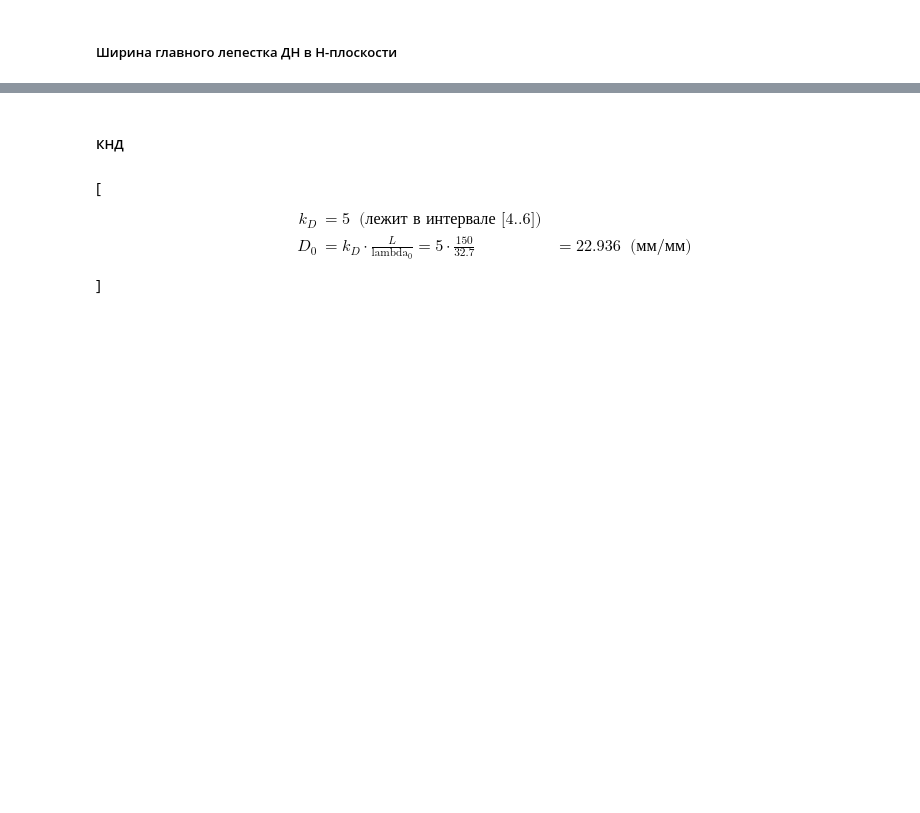
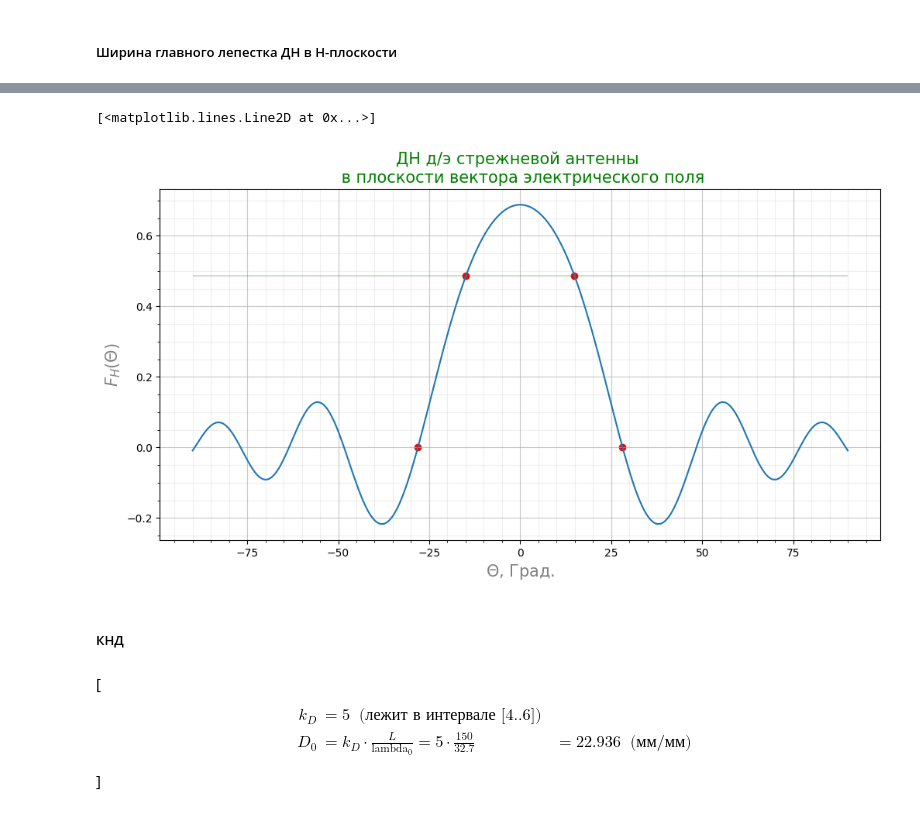
Before and after one commit to AlfaIV/Microwave-and-Antennas-LabWork, a Jupyter notebook: Лабораторная работа №2 СВЧ и Антенны.ipynb, the cells around one changed output, grey strips where cells are left out. Cells and saved outputs as stored; diff of their text form; code cells hidden in the pictures; blank space fills up the shorter version.

```diff
--- a/Лабораторная работа №2 СВЧ и Антенны.ipynb
+++ b/Лабораторная работа №2 СВЧ и Антенны.ipynb
@@ -176,0 +354,2 @@ Theta_05_H
+# %%
+Solv_F_H = Find_width_radiation_pattern05(F_H)
@@ -177,3 +364,33 @@ Theta_05_H
+# %%
+plt.figure(dpi = 100,figsize = (12,6))
+#plt.ylim([xmin,xmax])
+
+#axes.set_xlim([xmin,xmax])
+
+plt.title("ДН д/э стрежневой антенны \n в плоскости вектора электрического поля",
+          fontsize=15,
+         color = "green")
+plt.scatter([Solv_F_H.theta_0(20),Solv_F_H.theta_0(-20)],
+            [Solv_F_H.func_val(20),Solv_F_H.func_val(-20)],
+           color = "red")
+plt.scatter([Solv_F_H.theta_05(20),Solv_F_H.theta_05(-20)],
+            [(Solv_F_H.func_val_05(20)),(Solv_F_H.func_val_05(-20))],
+           color = "red")
+plt.hlines(F_E(0)/math.sqrt(2),
+           min(Theta_grad_data),
+           max(Theta_grad_data),
+          color = "green",
+          linewidth = 0.3)
+plt.ylabel("$F_H(\Theta)$", fontsize=15, color='gray')
+plt.xlabel('$\Theta$, Град.', fontsize=15, color='gray')
+#plt.grid(which='both')
+plt.minorticks_on()
+plt.grid(which='minor', alpha=0.2)
+plt.grid(which='major', alpha=0.7)
+plt.plot(Theta_grad_data,F_H_data)
+# %% [output]
+[<matplotlib.lines.Line2D at 0x...>]
+[figure, added]
 # %% [markdown]
 ##### КНД
 # %%
```
Also changed, not shown: parts of 38 cells of this notebook.
